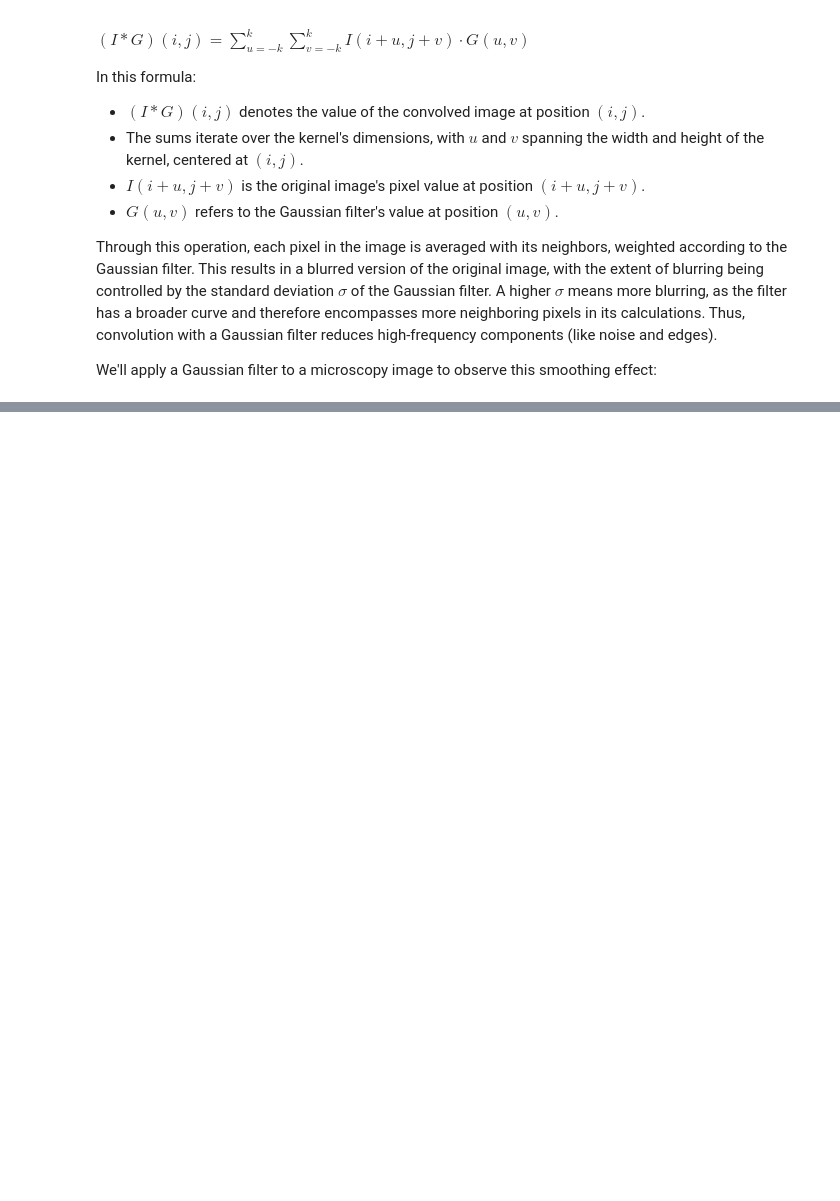
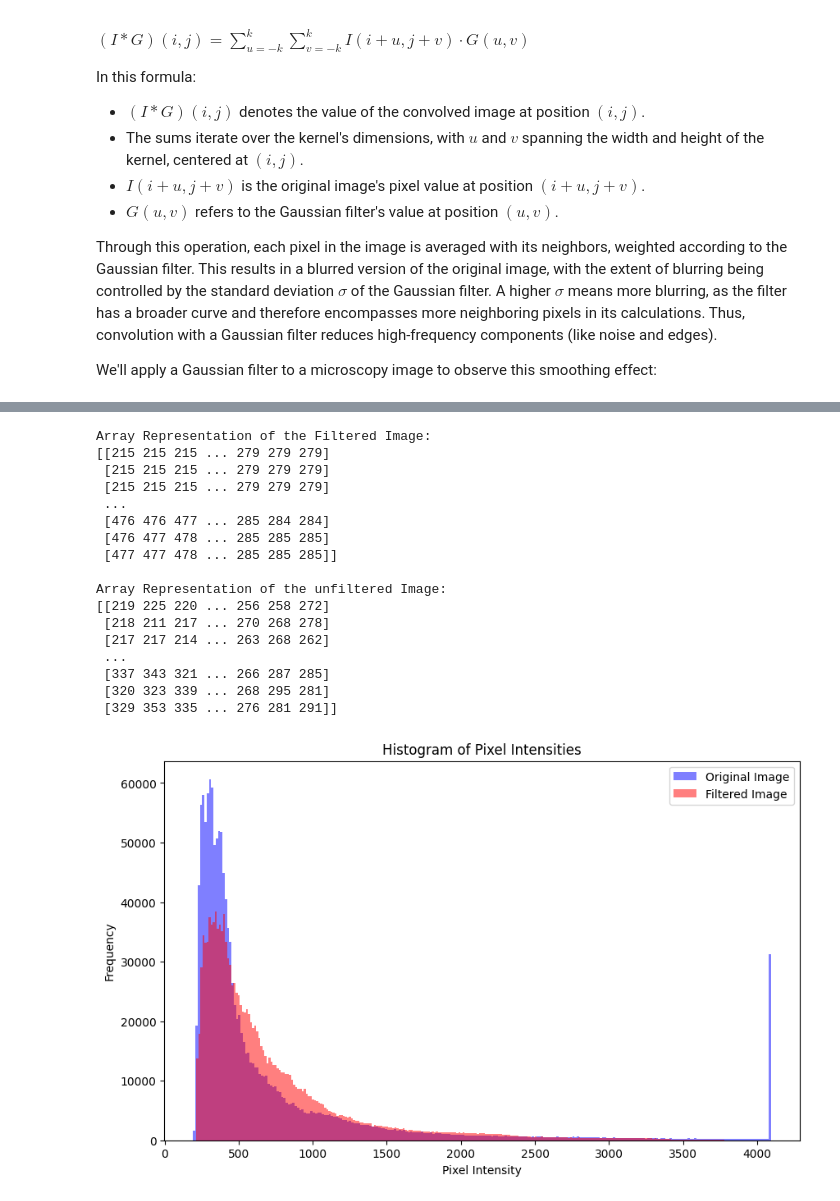
Before and after one commit to Yehuda-Bergstein/BSA-2023, a Jupyter notebook: week-4/BSA-Exercise-4.ipynb, the cells around one changed output, grey strips where cells are left out. Drawn from its saved outputs; the diff is of its cells as text; code cells hidden in the pictures; blank space fills up the shorter version.

```diff
--- a/week-4/BSA-Exercise-4.ipynb
+++ b/week-4/BSA-Exercise-4.ipynb
@@ -177,0 +166,40 @@ Array Representation of the unfiltered Image:
+# %%
+image = skimage.io.imread(image_url)
+
+sigma = 20  # Standard deviation for Gaussian kernel
+filtered_image = gaussian_filter(image, sigma=sigma)
+
+print("Array Representation of the Filtered Image:")
+print(filtered_image)
+
+print("\nArray Representation of the unfiltered Image:")
+print(image)
+
+# Plotting histograms of the original and filtered image
+plt.figure(figsize=(10, 6))
+plt.hist(image.ravel(), bins=256, color='blue', alpha=0.5, label='Original Image')
+plt.hist(filtered_image.ravel(), bins=256, color='red', alpha=0.5, label='Filtered Image')
+plt.title('Histogram of Pixel Intensities')
+plt.xlabel('Pixel Intensity')
+plt.ylabel('Frequency')
+plt.legend()
+plt.show()
+# %% [output]
+Array Representation of the Filtered Image:
+[[215 215 215 ... 279 279 279]
+ [215 215 215 ... 279 279 279]
+ [215 215 215 ... 279 279 279]
+ ...
+ [476 476 477 ... 285 284 284]
+ [476 477 478 ... 285 285 285]
+ [477 477 478 ... 285 285 285]]
+
+Array Representation of the unfiltered Image:
+[[219 225 220 ... 256 258 272]
+ [218 211 217 ... 270 268 278]
+ [217 217 214 ... 263 268 262]
+ ...
+ [337 343 321 ... 266 287 285]
+ [320 323 339 ... 268 295 281]
+ [329 353 335 ... 276 281 291]]
+[figure, added]
```
Also changed, not shown: parts of 1 cell of this notebook.
